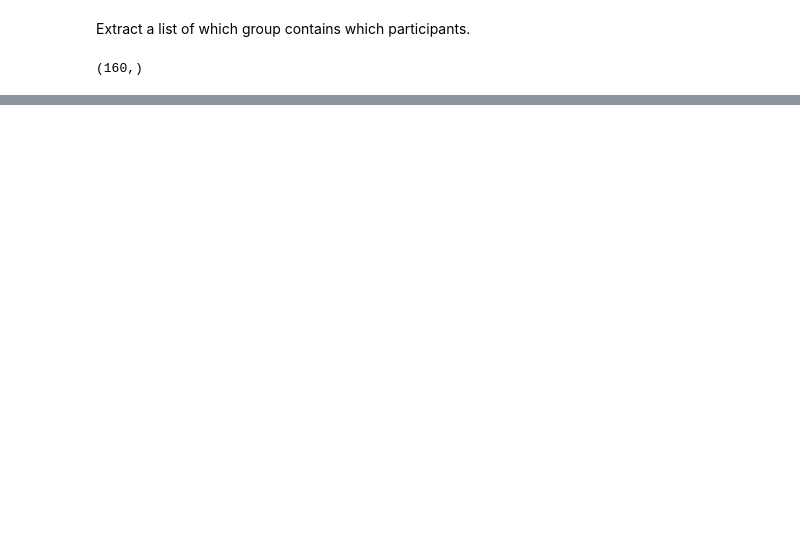
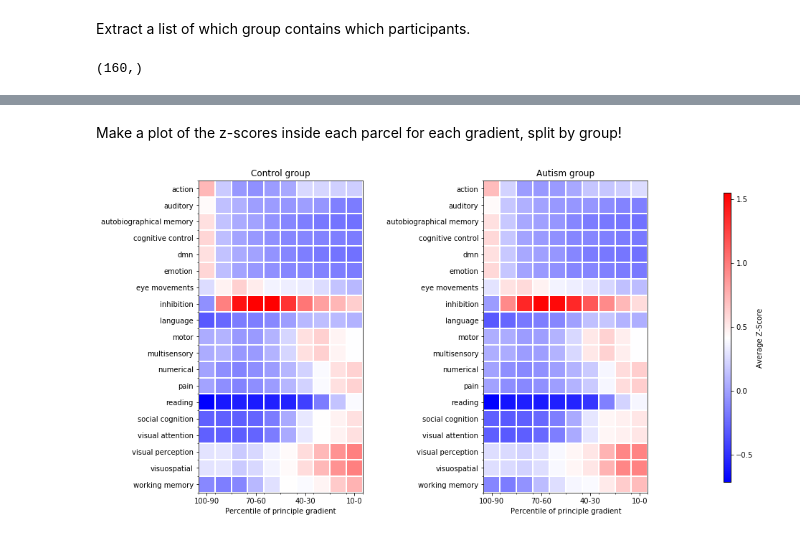
Before and after one commit to autism-research-centre/Autism-Gradients, a Jupyter notebook: 6b_networks-inside-gradients.ipynb, the cells around one changed output, grey strips where cells are left out. Saved outputs shown, nothing was run; the diff lists cells and outputs as text; code cells hidden in the pictures; blank space fills up the shorter version.

Commit message:
Added some more data files, as well as figures for the metaanalysis

```diff
--- a/6b_networks-inside-gradients.ipynb
+++ b/6b_networks-inside-gradients.ipynb
@@ -33,7 +33,7 @@ percentiles = range(10)
 
 # unthresholded z-maps from neurosynth:
 zmaps = [os.path.join(os.getcwd(), 'ROIs_Mask', fname) for fname in os.listdir(os.path.join(os.getcwd(), 'ROIs_Mask'))
-         if 'z.nii.gz' in fname]
+         if 'z.nii' in fname]
 
 # individual, binned gradient maps, in a list of lists:
 gradmaps = [[os.path.join(os.getcwd(), 'data', 'Outputs', 'Bins', str(percentile), fname)
@@ -41,7 +41,7 @@ gradmaps = [[os.path.join(os.getcwd(), 'data', 'Outputs', 'Bins', str(percentile
             for percentile in percentiles]
 
 # a brain mask file:
-brainmask = os.path.join(os.getcwd(), 'ROIs_Mask', 'rbgmask.nii')
+brainmaskfile = os.path.join(os.getcwd(), 'ROIs_Mask', 'rbgmask.nii')
 # %% [markdown]
 Next define a function to take the average of an image inside a mask and return it:
 # %%
@@ -122,0 +106,51 @@ pass
+# %% [markdown]
+Make a plot of the z-scores inside each parcel for each gradient, split by group!
+# %%
+fig = plt.figure(figsize=(15, 8))
+grouplabels = ['Control group', 'Autism group']
+for group in np.unique(groupvec):
+
+    ylabels = [os.path.split(fname)[-1][0:-23].replace('_', ' ') for fname in zmaps]
+    # remove duplicates!
+    includenetworks = []
+    seen = set()
+    for string in ylabels:
+        includenetworks.append(string not in seen)
+        seen.add(string)
+
+    ylabels = [string for index, string in enumerate(ylabels) if includenetworks[index]]
+
+    tmp_zaverages = zaverages[includenetworks, :, :]
+    tmp_zaverages = tmp_zaverages[:, :, groupvec==group]
+
+    tmp_zaverages = tmp_zaverages[np.argsort(np.argmax(tmp_zaverages.mean(axis=2), axis=1)), :, :]
+
+    # make the figure
+    plt.subplot(1, 2, group)
+    cax = plt.imshow(tmp_zaverages.mean(axis=2),
+               cmap='bwr', interpolation='nearest',
+               vmin=zaverages.mean(axis=2).min(),
+               vmax=zaverages.mean(axis=2).max())
+
+    ax = plt.gca()
+    plt.title(grouplabels[int(group-1)])
+
+    plt.xlabel('Percentile of principle gradient')
+    ax.set_xticks(np.arange(0, len(percentiles), 3))
+    ax.set_xticklabels(['100-90', '70-60', '40-30', '10-0'])
+
+    ax.set_yticks(np.arange(0, len(seen), 1))
+    ax.set_yticklabels(ylabels)
+
+    ax.set_yticks(np.arange(-0.5, len(seen), 1), minor=True)
+    ax.set_xticks(np.arange(-0.5, 10, 1), minor=True)
+    ax.grid(which='minor', color='w', linewidth=2)
+
+    fig.subplots_adjust(right=0.8)
+    cbar_ax = fig.add_axes([0.85, 0.15, 0.01, 0.7])
+    fig.colorbar(cax, cax=cbar_ax, label='Average Z-Score')
+    #fig.colorbar(cax, cmap='bwr', orientation='horizontal')
+
+plt.savefig('./figures/z-scores-inside-gradient-bins.png')
+# %% [output]
+[figure, added]
```
Also changed, not shown: parts of 6 cells of this notebook, 5 other files.
